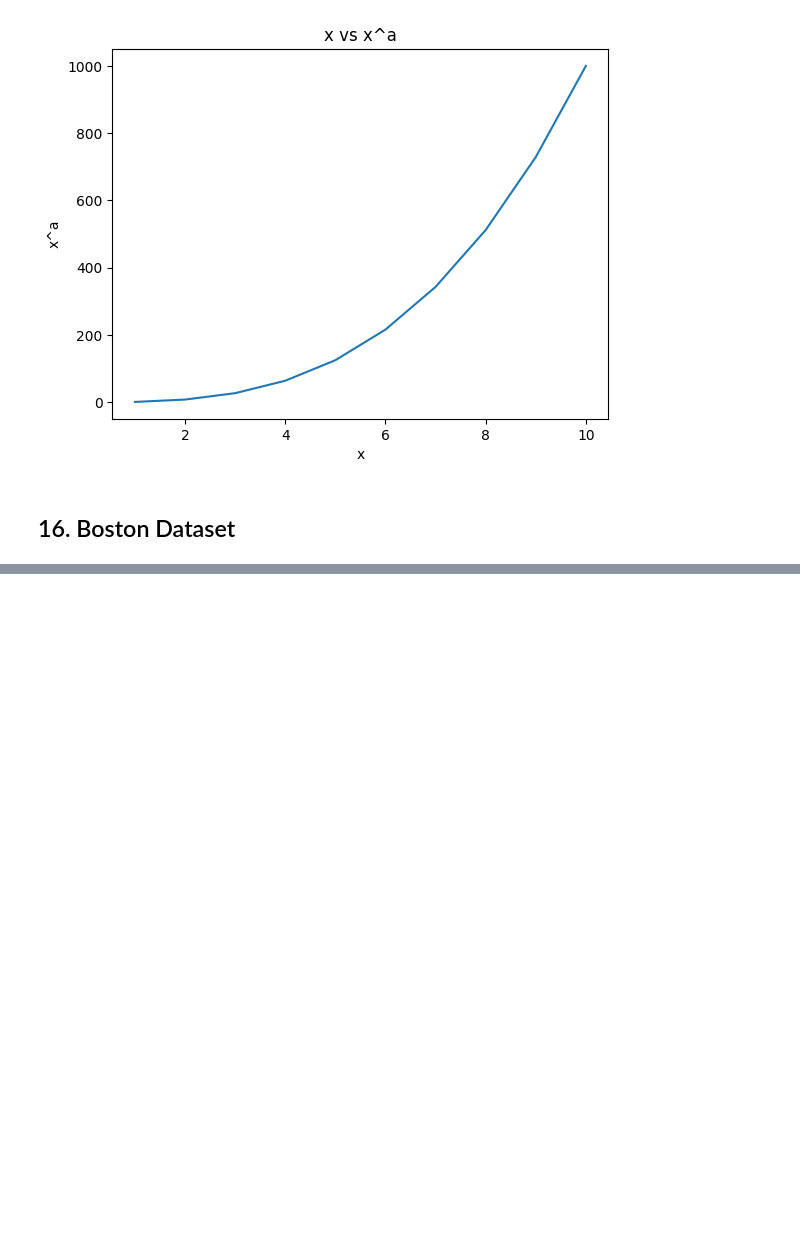
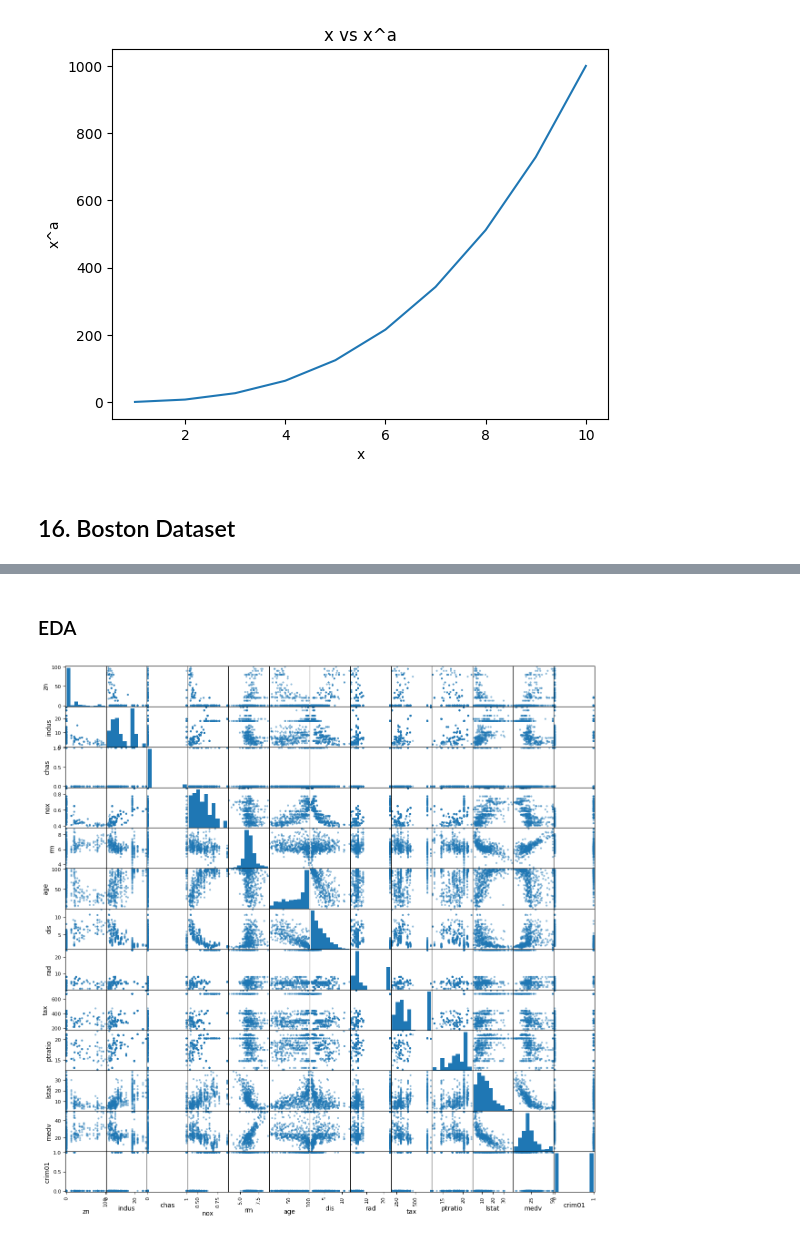
Before and after one commit to NDubelovskyi/ISLP, a Jupyter notebook: Chapter 4 Application.ipynb, the cells around one changed output, grey strips where cells are left out. Drawn from its saved outputs; the diff is of its cells as text; code cells hidden in the pictures; blank space fills up the shorter version.

Commit message:
Chapter 4 Application. Boston Dataset

```diff
--- a/Chapter 4 Application.ipynb
+++ b/Chapter 4 Application.ipynb
@@ -671,0 +660,7 @@ PlotPower(np.arange(1, 11), 3)
+# %%
+Boston = load_data('Boston')
+crim01 = Boston['crim'] > Boston['crim'].median()
+crim01 = crim01.astype(int)
+Boston['crim01'] = crim01
+Boston = Boston.drop(columns=['crim'])
+Boston
@@ -671,0 +681,6 @@ PlotPower(np.arange(1, 11), 3)
+# %% [markdown]
+### EDA
+# %%
+pd.plotting.scatter_matrix(Boston, figsize=(15,15));
+# %% [output]
+[figure, added]
```
Also changed, not shown: parts of 14 cells of this notebook.
